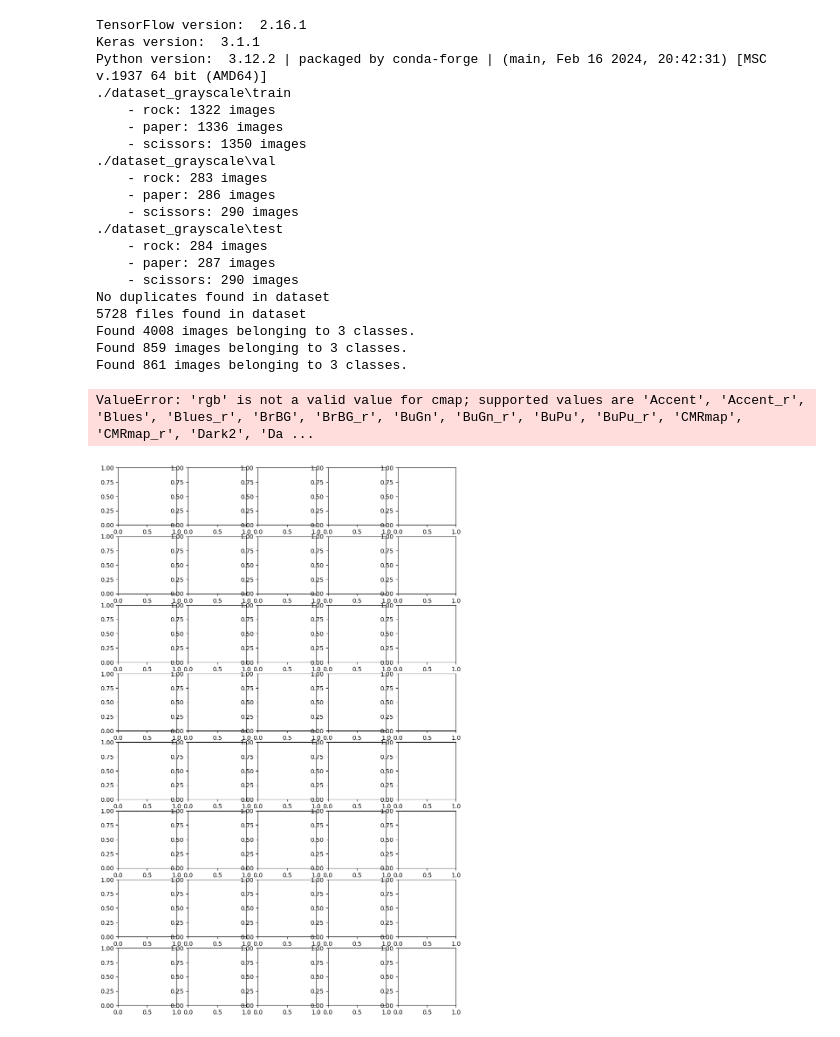
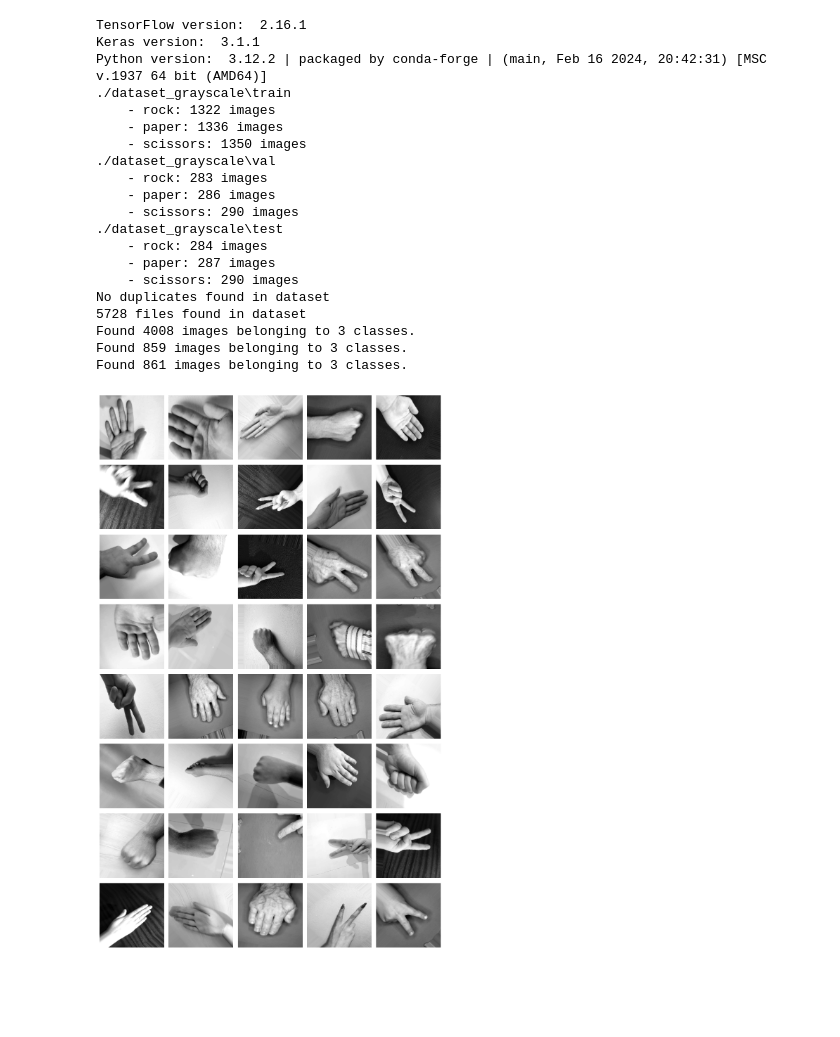
Before and after one commit to szymian-dev/rps-ai-model, a Jupyter notebook: vizualize_augmentation_grayscale.ipynb, the cells around one changed output. Saved outputs shown, nothing was run; the diff lists cells and outputs as text; code cells hidden in the pictures; blank space fills up the shorter version.

Commit message:
Visualization fix

```diff
--- a/vizualize_augmentation_grayscale.ipynb
+++ b/vizualize_augmentation_grayscale.ipynb
@@ -87,33 +87,32 @@ val_generator = test_datagen.flow_from_directory(
     color_mode='grayscale')
 
 test_generator = test_datagen.flow_from_directory(
     test_dir,
     target_size=(img_rows, img_cols),
     batch_size=32,
     class_mode='categorical',
     color_mode='grayscale')
 
-plot_grid_from_generator(train_generator, 8, 5, cmap='rgb')
+plot_grid_from_generator(train_generator, 8, 5, cmap='gray')
 # %% [output]
 TensorFlow version:  2.16.1
 Keras version:  3.1.1
 Python version:  3.12.2 | packaged by conda-forge | (main, Feb 16 2024, 20:42:31) [MSC v.1937 64 bit (AMD64)]
 ./dataset_grayscale\train
     - rock: 1322 images
     - paper: 1336 images
     - scissors: 1350 images
 ./dataset_grayscale\val
     - rock: 283 images
     - paper: 286 images
     - scissors: 290 images
 ./dataset_grayscale\test
     - rock: 284 images
     - paper: 287 images
     - scissors: 290 images
 No duplicates found in dataset
 5728 files found in dataset
 Found 4008 images belonging to 3 classes.
 Found 859 images belonging to 3 classes.
 Found 861 images belonging to 3 classes.
-ValueError: 'rgb' is not a valid value for cmap; supported values are 'Accent', 'Accent_r', 'Blues', 'Blues_r', 'BrBG', 'BrBG_r', 'BuGn', 'BuGn_r', 'BuPu', 'BuPu_r', 'CMRmap', 'CMRmap_r', 'Dark2', 'Da ...
-[figure, old version]
+[figure, new version]
```
Also changed, not shown: 2 other files.
